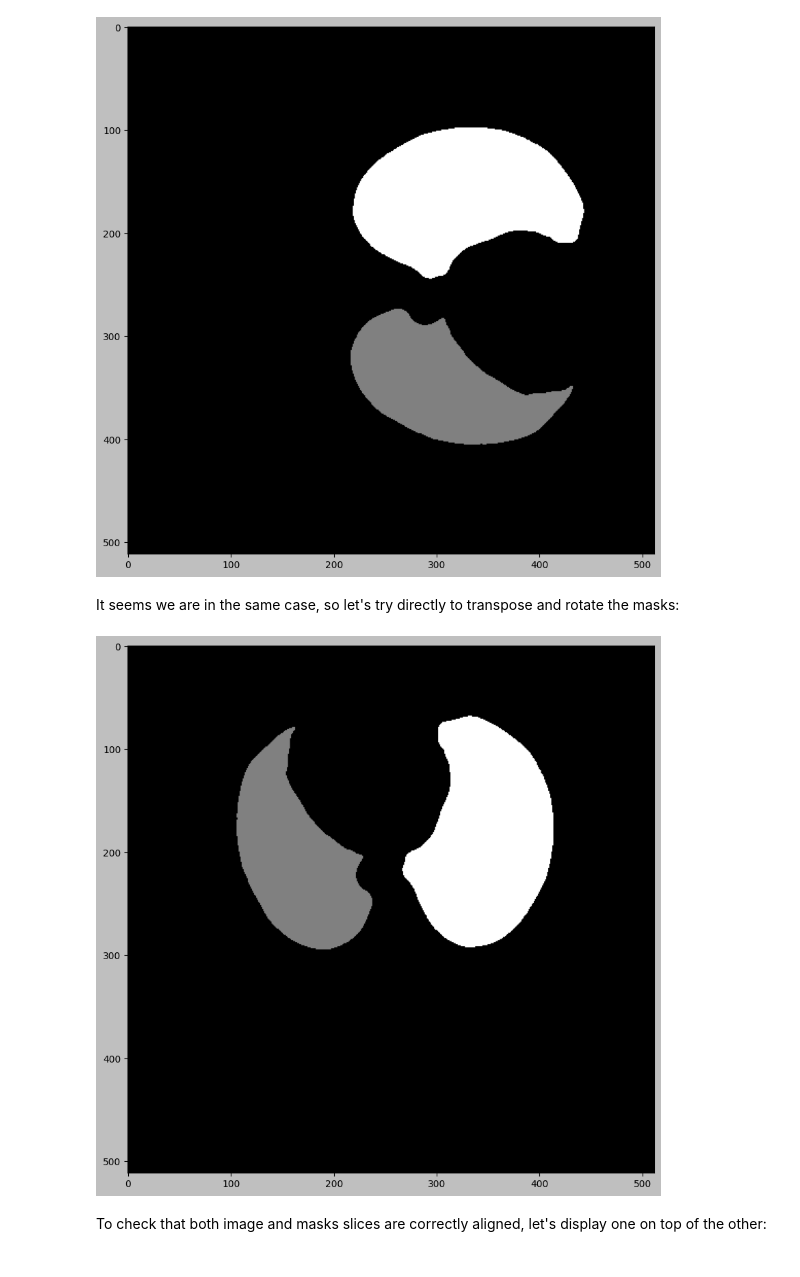
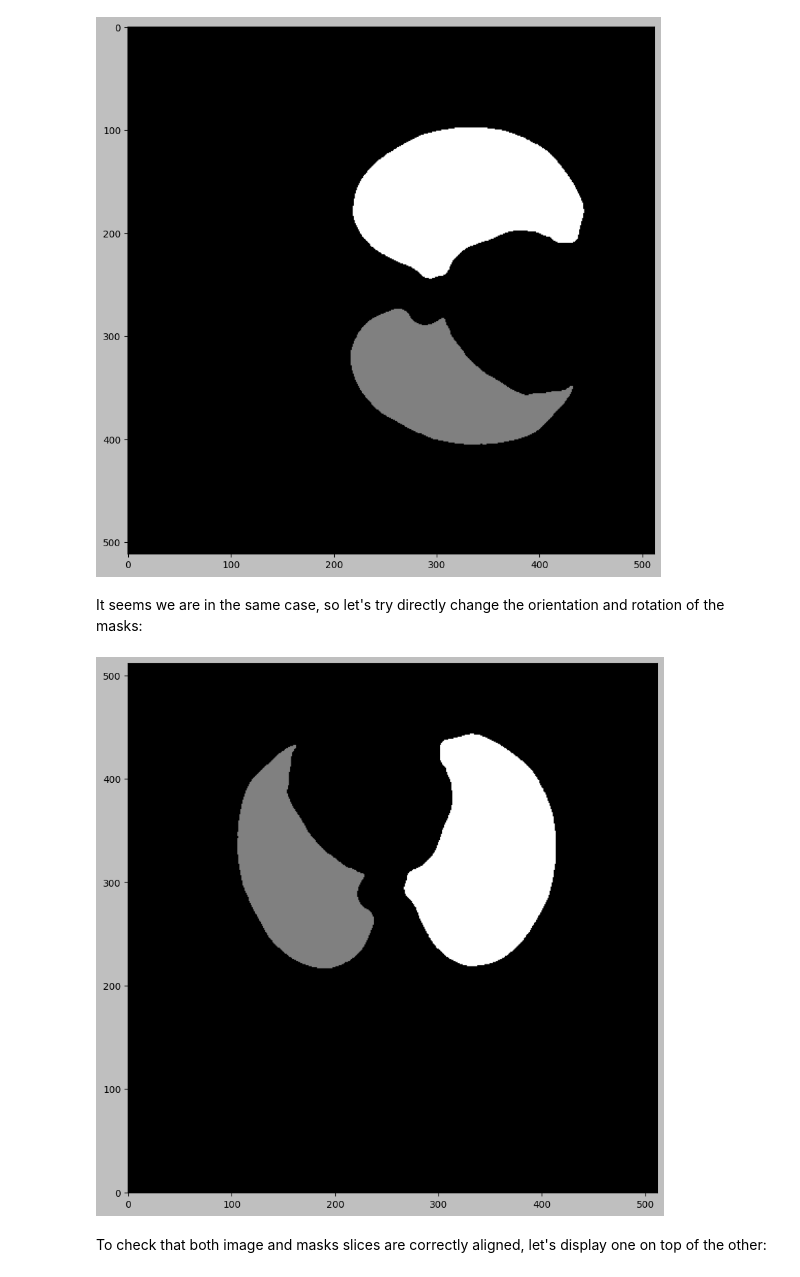
Before and after one commit to i3uex/sam, a Jupyter notebook: notebooks/image_transformations.ipynb, the cells around one changed output. Saved outputs shown, nothing was run; the diff lists cells and outputs as text; code cells hidden in the pictures.

```diff
--- a/notebooks/image_transformations.ipynb
+++ b/notebooks/image_transformations.ipynb
@@ -25,3 +24,8 @@ masks_slice_path = Path('coronacases_001_masks_slice_122.npy')
+# %%
+slice_number = 122
+data_folder_path = Path('data')
+image_slice_path = data_folder_path / Path(f'coronacases_001_image_slice_{slice_number}.npy')
+masks_slice_path = data_folder_path/ Path(f'coronacases_001_masks_slice_{slice_number}.npy')
 # %% [markdown]
 ## CT Slice Transformations
 
@@ -69,7 +75,7 @@ Now the CT looks right. This means that, in this case, we have to transpose the
 
 Let's follow the same steps with the corresponding masks, starting with the load of the file:
 # %%
-masks_slice = np.load('coronacases_001_masks_slice_122.npy')
+masks_slice = np.load(masks_slice_path)
 masks_slice.shape
 # %% [output]
 (512, 512)
@@ -83,17 +89,14 @@ plt.show()
 # %% [output]
 [figure]
 # %% [markdown]
-It seems we are in the same case, so let's try directly to transpose and rotate the masks:
+It seems we are in the same case, so let's try directly change the orientation and rotation of the masks:
 # %%
-masks_slice = masks_slice.swapaxes(0, 1)
-masks_slice = np.rot90(masks_slice, k=2, axes=(0, 1))
-
 plt.figure(figsize=(10, 10))
 plt.style.use('grayscale')
-plt.imshow(masks_slice)
+plt.imshow(np.rot90(masks_slice, k=3), origin='lower')
 plt.show()
 # %% [output]
-[figure, old version]
+[figure, new version]
 # %% [markdown]
 To check that both image and masks slices are correctly aligned, let's display one on top of the other:
 # %%
```
Also changed, not shown: parts of 18 cells of this notebook, 5 other files.
